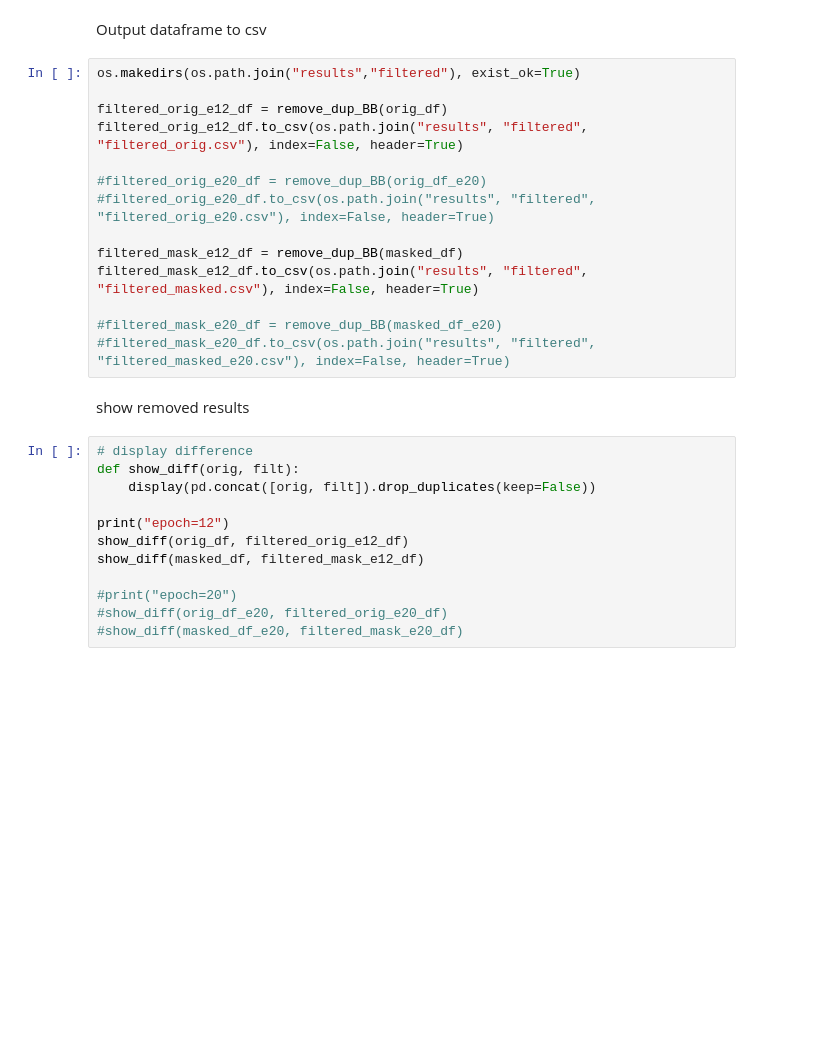
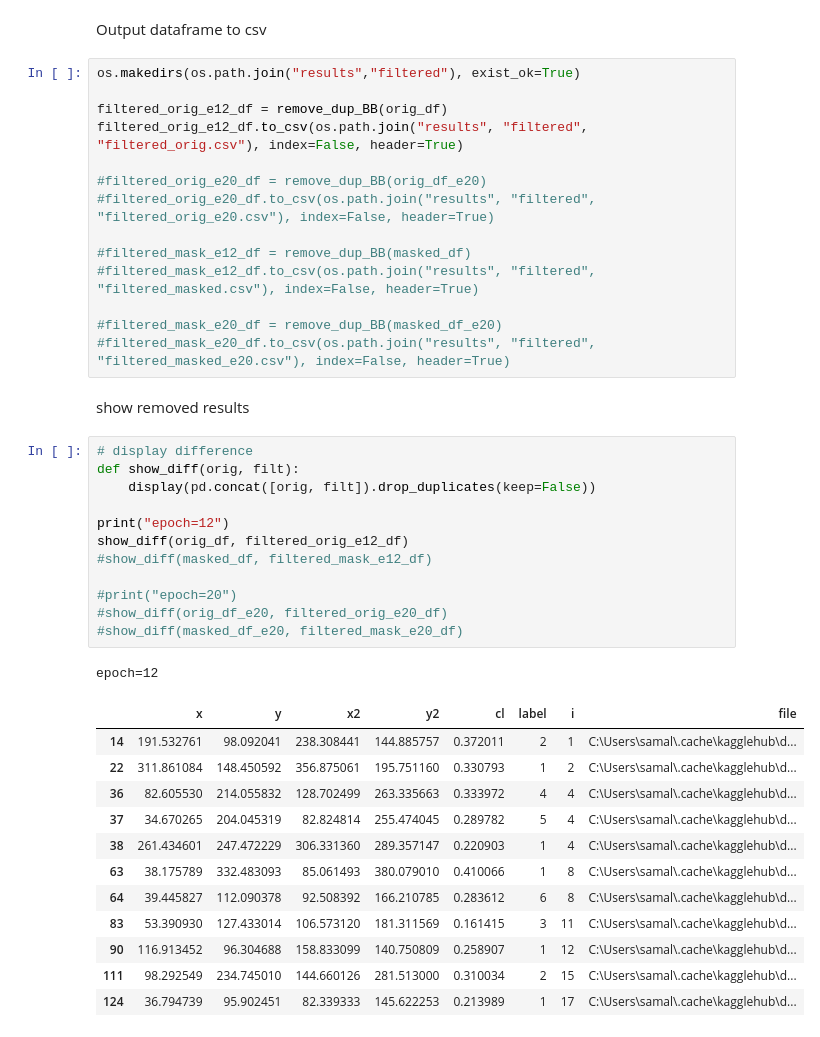
Before and after one commit to AlexLeeVT/DiceRollDetection, a Jupyter notebook: Dice_Detection.ipynb, the cells around one changed output. Cells and saved outputs as stored; diff of their text form; blank space fills up the shorter version.

```diff
--- a/Dice_Detection.ipynb
+++ b/Dice_Detection.ipynb
@@ -350,8 +416,8 @@ filtered_orig_e12_df.to_csv(os.path.join("results", "filtered", "filtered_orig.c
 #filtered_orig_e20_df = remove_dup_BB(orig_df_e20)
 #filtered_orig_e20_df.to_csv(os.path.join("results", "filtered", "filtered_orig_e20.csv"), index=False, header=True)
 
-filtered_mask_e12_df = remove_dup_BB(masked_df)
-filtered_mask_e12_df.to_csv(os.path.join("results", "filtered", "filtered_masked.csv"), index=False, header=True)
+#filtered_mask_e12_df = remove_dup_BB(masked_df)
+#filtered_mask_e12_df.to_csv(os.path.join("results", "filtered", "filtered_masked.csv"), index=False, header=True)
 
 #filtered_mask_e20_df = remove_dup_BB(masked_df_e20)
 #filtered_mask_e20_df.to_csv(os.path.join("results", "filtered", "filtered_masked_e20.csv"), index=False, header=True)
@@ -360,15 +426,29 @@ show removed results
 # %%
 # display difference
 def show_diff(orig, filt):
     display(pd.concat([orig, filt]).drop_duplicates(keep=False))
 
 print("epoch=12")
 show_diff(orig_df, filtered_orig_e12_df)
-show_diff(masked_df, filtered_mask_e12_df)
+#show_diff(masked_df, filtered_mask_e12_df)
 
 #print("epoch=20")
 #show_diff(orig_df_e20, filtered_orig_e20_df)
 #show_diff(masked_df_e20, filtered_mask_e20_df)
+# %% [output]
+epoch=12
+|  | x | y | x2 | y2 | cl | label | i | file |
+| 14 | 191.532761 | 98.092041 | 238.308441 | 144.885757 | 0.372011 | 2 | 1 | C:\Users\samal\.cache\kagglehub\d... |
+| 22 | 311.861084 | 148.450592 | 356.875061 | 195.751160 | 0.330793 | 1 | 2 | C:\Users\samal\.cache\kagglehub\d... |
+| 36 | 82.605530 | 214.055832 | 128.702499 | 263.335663 | 0.333972 | 4 | 4 | C:\Users\samal\.cache\kagglehub\d... |
+| 37 | 34.670265 | 204.045319 | 82.824814 | 255.474045 | 0.289782 | 5 | 4 | C:\Users\samal\.cache\kagglehub\d... |
+| 38 | 261.434601 | 247.472229 | 306.331360 | 289.357147 | 0.220903 | 1 | 4 | C:\Users\samal\.cache\kagglehub\d... |
+| 63 | 38.175789 | 332.483093 | 85.061493 | 380.079010 | 0.410066 | 1 | 8 | C:\Users\samal\.cache\kagglehub\d... |
+| 64 | 39.445827 | 112.090378 | 92.508392 | 166.210785 | 0.283612 | 6 | 8 | C:\Users\samal\.cache\kagglehub\d... |
+| 83 | 53.390930 | 127.433014 | 106.573120 | 181.311569 | 0.161415 | 3 | 11 | C:\Users\samal\.cache\kagglehub\d... |
+| 90 | 116.913452 | 96.304688 | 158.833099 | 140.750809 | 0.258907 | 1 | 12 | C:\Users\samal\.cache\kagglehub\d... |
+| 111 | 98.292549 | 234.745010 | 144.660126 | 281.513000 | 0.310034 | 2 | 15 | C:\Users\samal\.cache\kagglehub\d... |
+| 124 | 36.794739 | 95.902451 | 82.339333 | 145.622253 | 0.213989 | 1 | 17 | C:\Users\samal\.cache\kagglehub\d... |
 # %%
 dict_list = []
 i = 0
```
Also changed, not shown: parts of 13 cells of this notebook.
